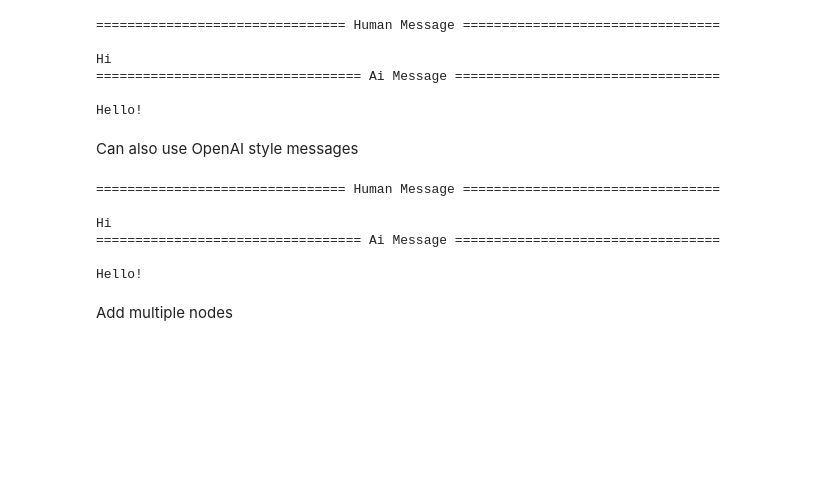
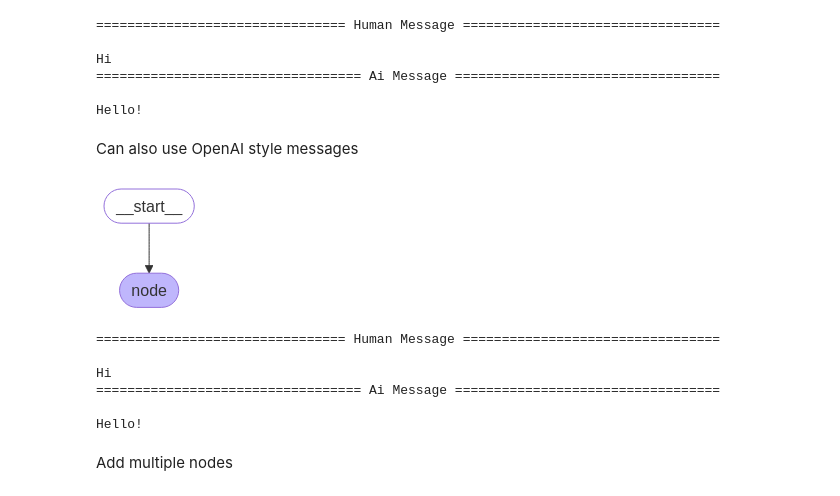
Before and after one commit to nagakartheek/langgraph-agents, a Jupyter notebook: experiments/introduction.ipynb, the cells around one changed output. Cells and saved outputs as stored; diff of their text form; code cells hidden in the pictures; blank space fills up the shorter version.

```diff
--- a/experiments/introduction.ipynb
+++ b/experiments/introduction.ipynb
@@ -200,31 +207,34 @@ Can also use OpenAI style messages
 # %%
 from langgraph.graph.message import add_messages
 from langgraph.graph import MessagesState
 
 
 class State(TypedDict):
     messages: Annotated[list[AnyMessage], add_messages]
     extra_field: int
 
 # the same can be represented by MessagesState
 class State(MessagesState):
     extra_field: int
 
 
 def node(state: State):
     new_message = AIMessage("Hello!")
     return {"messages": [new_message], "extra_field": 10}
 
 
 graph = StateGraph(State).add_node(node).set_entry_point("node").compile()
+display(draw_graph(graph))
+
 # can also invoke using openai style messages
 input_message = {"role": "user", "content": "Hi"}
 
 result = graph.invoke({"messages": [input_message]})
 
 for message in result["messages"]:
     message.pretty_print()
 # %% [output]
+[figure, added]
 ================================ Human Message =================================
 
 Hi
```
Also changed, not shown: parts of 19 cells of this notebook.
